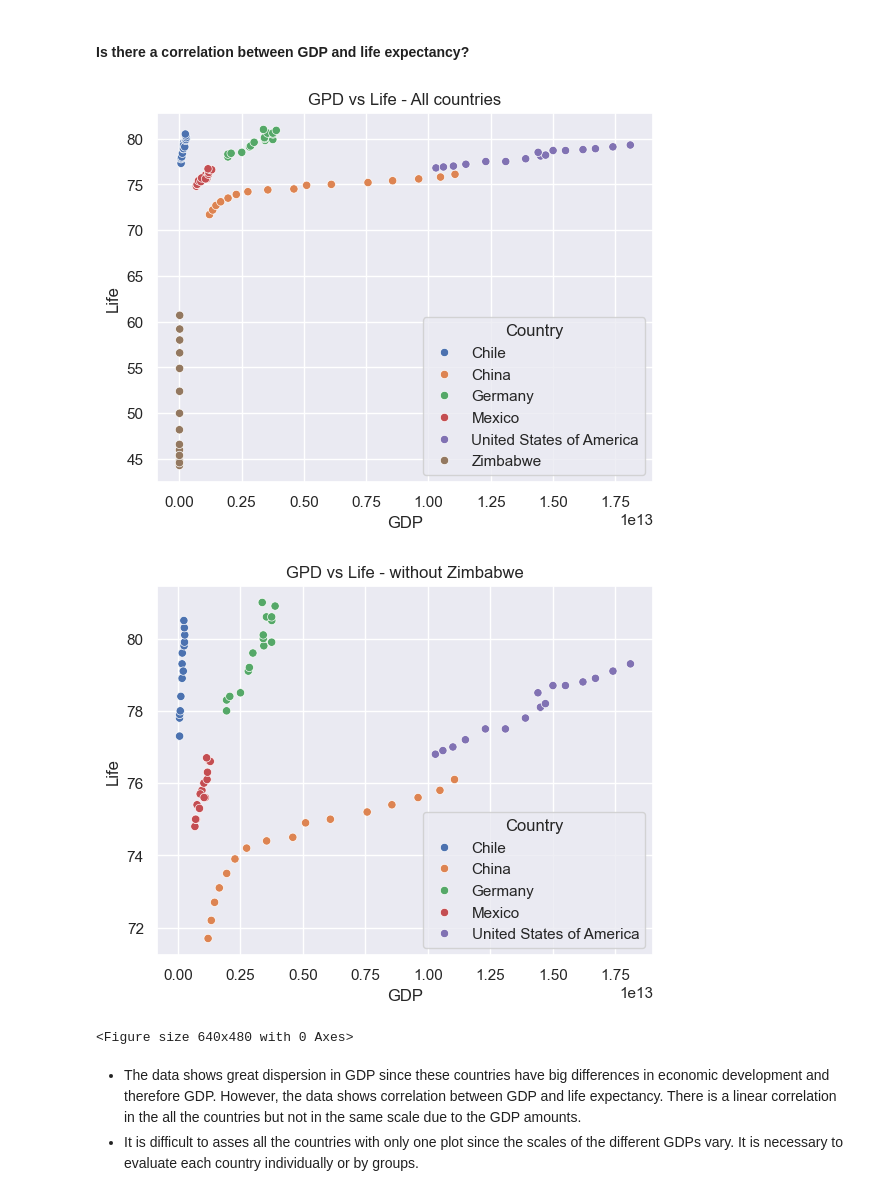
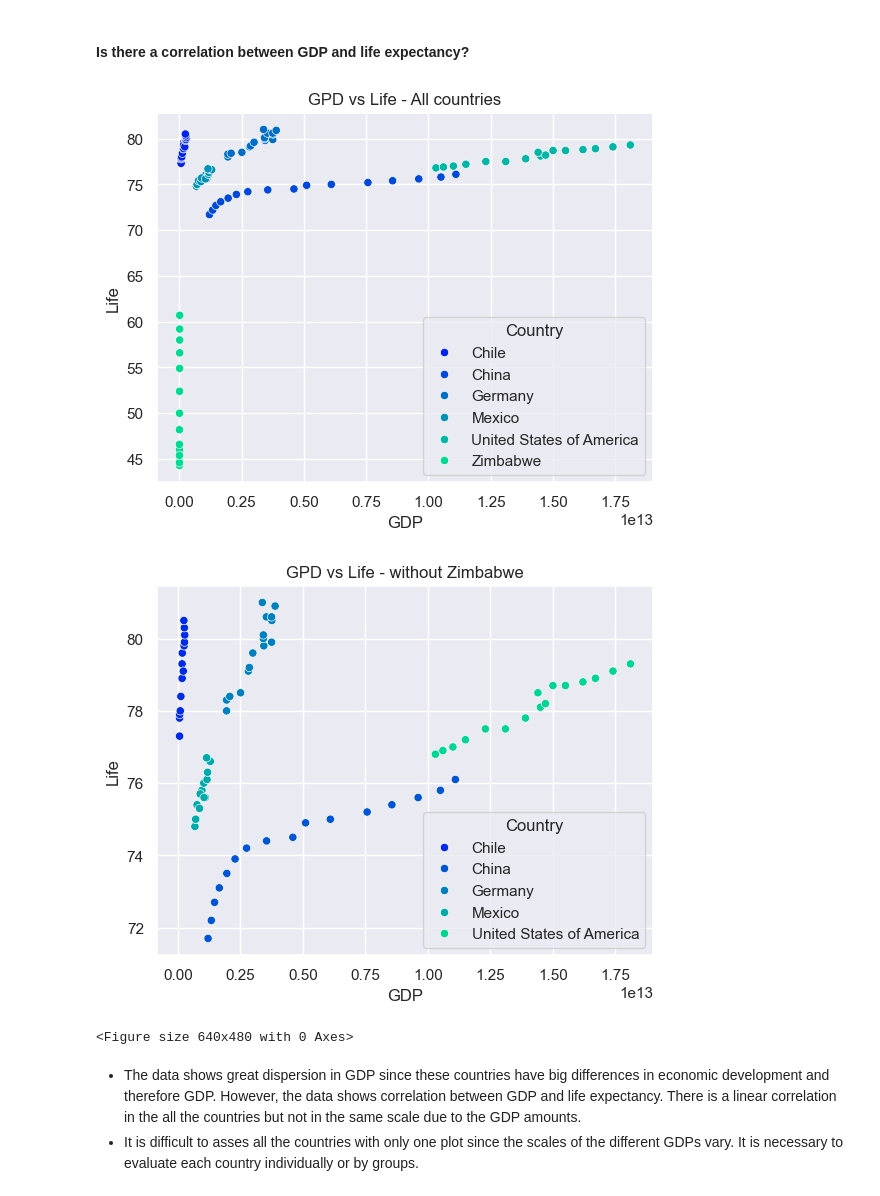
Before and after one commit to GALLP900/CodAcG_Github, a Jupyter notebook: Python_Training/Data Science Fundations II/Life-Expectancy-and-GDP-Starter/Life-Expectancy-and-GDP-Starter/life_expectancy_gdp.ipynb, the cells around one changed output. Cells and saved outputs as stored; diff of their text form; code cells hidden in the pictures.

```diff
--- a/Python_Training/Data Science Fundations II/Life-Expectancy-and-GDP-Starter/Life-Expectancy-and-GDP-Starter/life_expectancy_gdp.ipynb
+++ b/Python_Training/Data Science Fundations II/Life-Expectancy-and-GDP-Starter/Life-Expectancy-and-GDP-Starter/life_expectancy_gdp.ipynb
@@ -31,7 +31,7 @@ import numpy as np
 import matplotlib.pyplot as plt
 import seaborn as sn
 #read csv file into a dataframe
-gdp_data = pd.read_csv('all_data.csv')
+gdp_data = pd.read_excel('all_data_2.xlsx')
 #print the first 5 rows
 print('The first 5 rows of the data look like this:')
 print(gdp_data.head())
@@ -64,4 +64,7 @@ max        NaN  2015.000000                         81.000000  1.810000e+13
 #Change the Life expectancy variable name
 gdp_data.rename(columns={'Life expectancy at birth (years)': 'Life'}, inplace=True)
 print(gdp_data.head())
+#Change the LifeExp variable name
+gdp_data.rename(columns={'LifeExp_Inc': 'Life_Inc'}, inplace=True)
+print(gdp_data.head())
 # %% [output]
@@ -141,17 +150,17 @@ The average life expectancy for Zimbabwe is 50.09
 #### **Is there a correlation between GDP and life expectancy?**
 # %%
 #plot gdp and life expectancy
-sn.scatterplot(data=gdp_data, x='GDP', y='Life', hue='Country')
+sn.scatterplot(data=gdp_data, x='GDP', y='Life', hue='Country', palette='winter')
 plt.title('GPD vs Life - All countries')
 plt.show()
 plt.clf()
-sn.scatterplot(data=gdp_data_wozim, x='GDP', y='Life', hue='Country')
+sn.scatterplot(data=gdp_data_wozim, x='GDP', y='Life', hue='Country', palette='winter')
 plt.title('GPD vs Life - without Zimbabwe')
 plt.show()
 plt.clf()
 # %% [output]
-[figure, old version]
+[figure, new version]
-[figure, old version]
+[figure, new version]
 <Figure size 640x480 with 0 Axes>
 # %% [markdown]
 - The data shows great dispersion in GDP since these countries have big differences in economic development and therefore GDP. However, the data shows correlation between GDP and life expectancy. There is a linear correlation in the all the countries but not in the same scale due to the GDP amounts.
```
Also changed, not shown: parts of 12 cells of this notebook, 1 other file.
